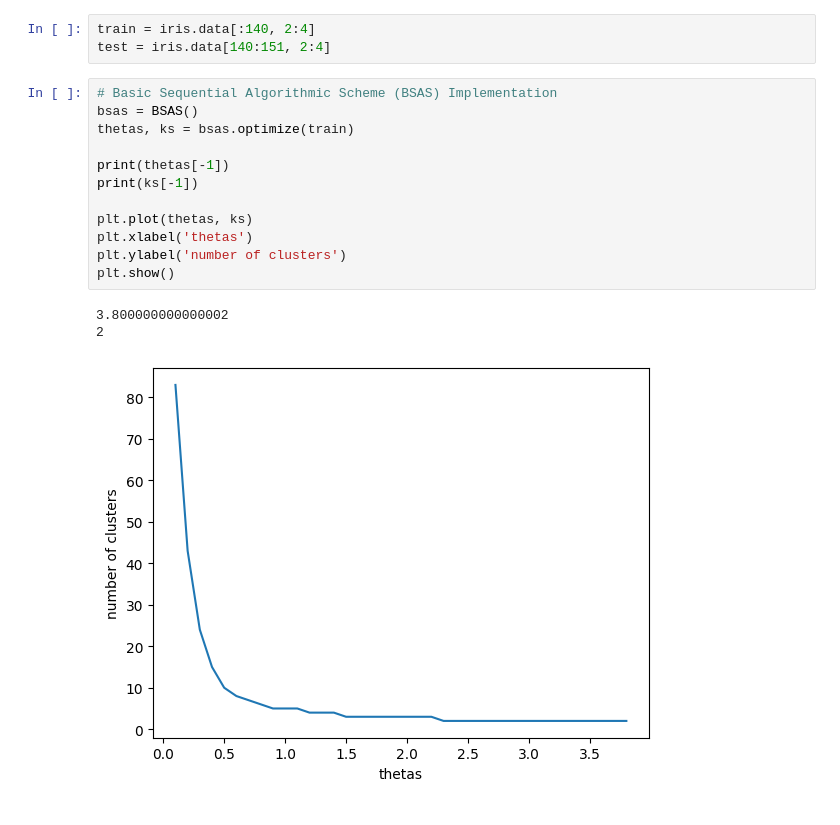
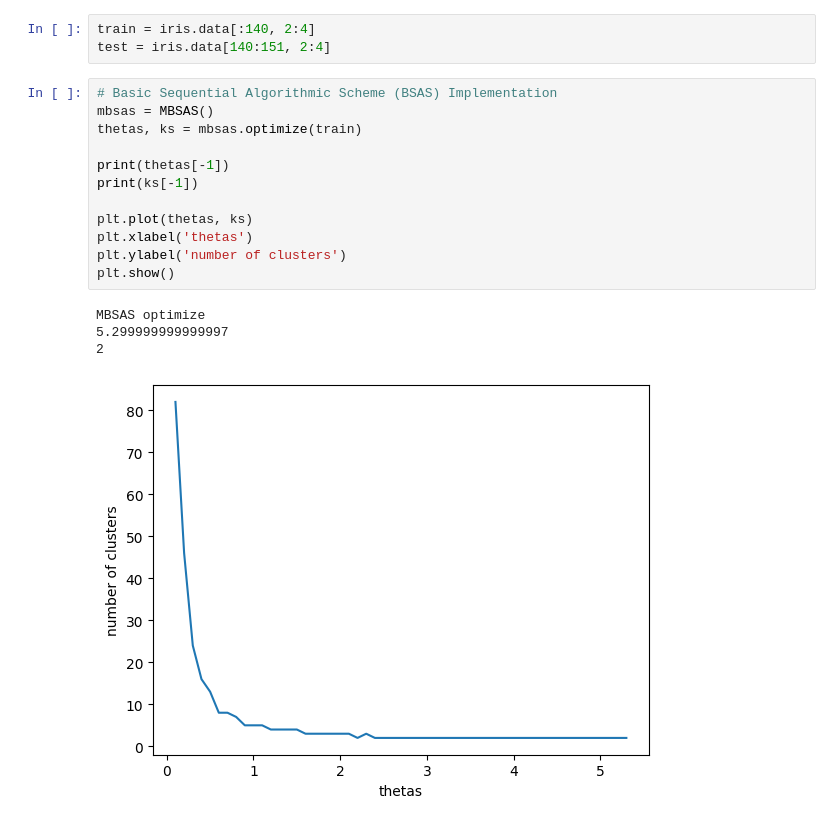
Before and after one commit to mikey-joyce/MikeyJoyce_ML, a Jupyter notebook: Unsupervised/examples/MBSAS.ipynb, the cells around one changed output. Saved outputs shown, nothing was run; the diff lists cells and outputs as text.

```diff
--- a/Unsupervised/BSAS.ipynb
+++ b/Unsupervised/examples/MBSAS.ipynb
@@ -29,18 +32,19 @@ train = iris.data[:140, 2:4]
 test = iris.data[140:151, 2:4]
 # %%
 # Basic Sequential Algorithmic Scheme (BSAS) Implementation
-bsas = BSAS()
-thetas, ks = bsas.optimize(train)
+mbsas = MBSAS()
+thetas, ks = mbsas.optimize(train)
 
 print(thetas[-1])
 print(ks[-1])
 
 plt.plot(thetas, ks)
 plt.xlabel('thetas')
 plt.ylabel('number of clusters')
 plt.show()
 # %% [output]
-3.800000000000002
+MBSAS optimize
+5.299999999999997
 2
-[figure, old version]
+[figure, new version]
 # %%
```
Also changed, not shown: parts of 4 cells of this notebook, 6 other files.
